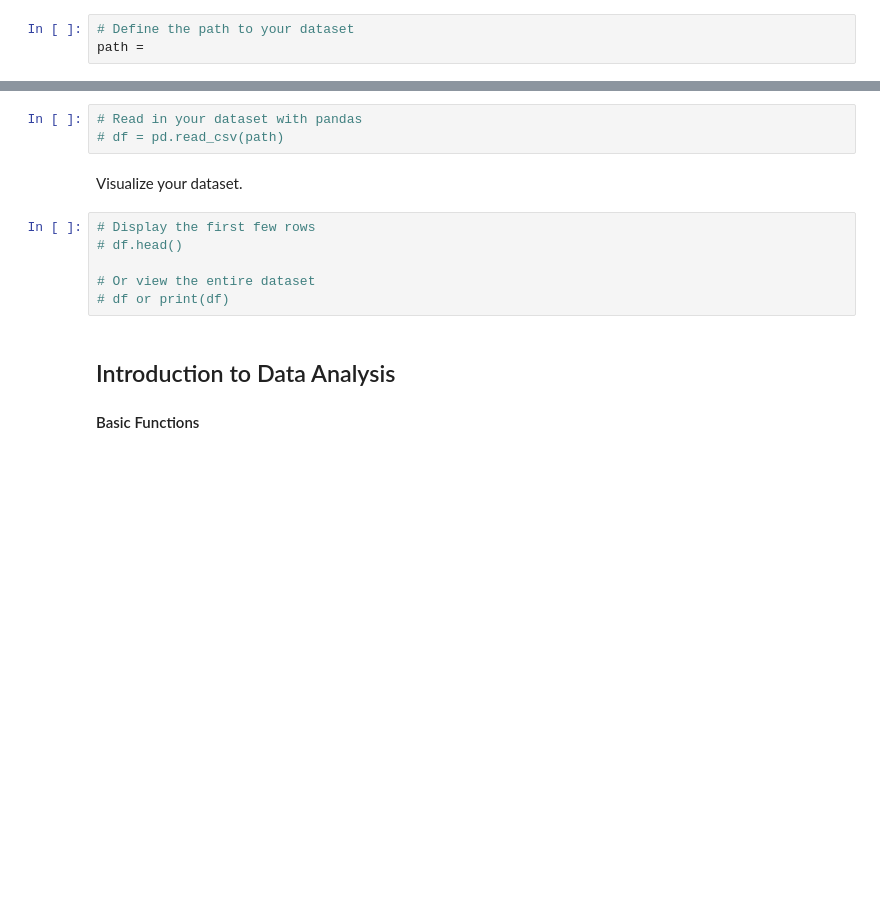
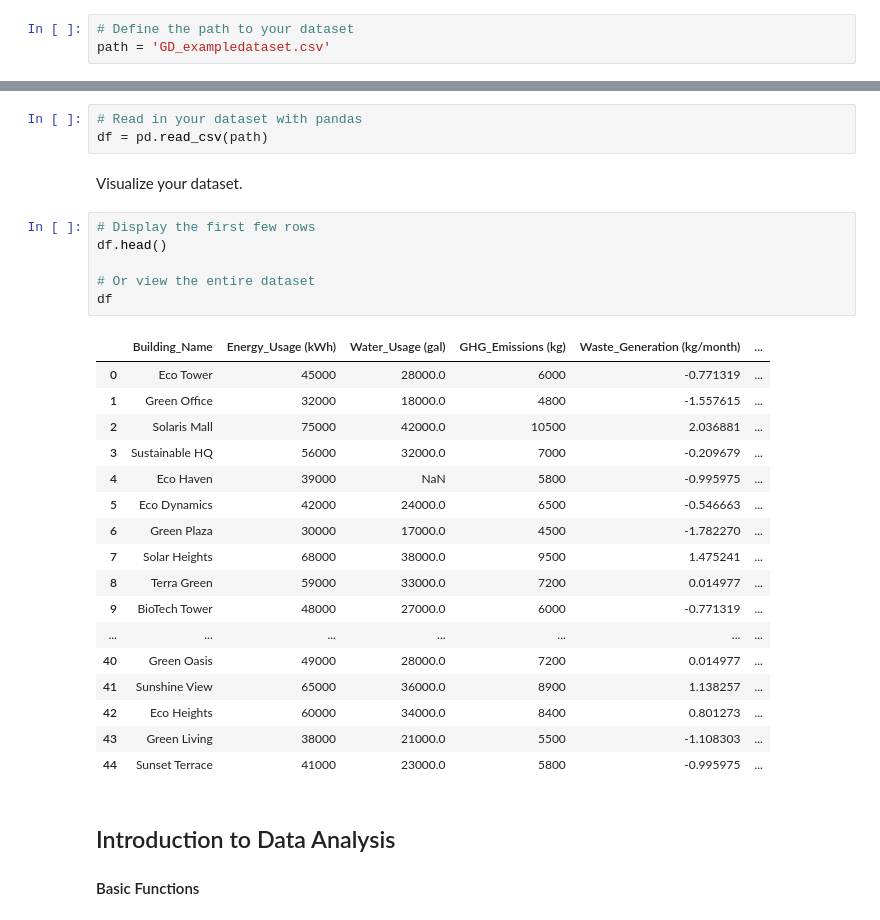
Before and after one commit to vulnicuranium/greendata25-26, a Jupyter notebook: yunah-chung/Training Resources/GD Practice Notebook 1.ipynb, the cells around one changed output, grey strips where cells are left out. Saved outputs shown, nothing was run; the diff lists cells and outputs as text; blank space fills up the shorter version.

```diff
--- a/yunah-chung/Training Resources/GD Practice Notebook 1.ipynb
+++ b/yunah-chung/Training Resources/GD Practice Notebook 1.ipynb
@@ -30,20 +30,38 @@ Define an object called 'path' with the path where you saved your dataset. It sh
 Make sure you don't forget the quotation marks.
 # %%
 # Define the path to your dataset
-path =
+path = 'GD_exampledataset.csv'
 # %% [markdown]
 Now, we will use the pandas function pd.read_csv() to import our dataset. Define an object called 'df', plugging your path into the function.
 # %%
 # Read in your dataset with pandas
-# df = pd.read_csv(path)
+df = pd.read_csv(path)
 # %% [markdown]
 Visualize your dataset.
 # %%
 # Display the first few rows
-# df.head()
+df.head()
 
 # Or view the entire dataset
-# df or print(df)
+df
+# %% [output]
+|  | Building_Name | Energy_Usage (kWh) | Water_Usage (gal) | GHG_Emissions (kg) | Waste_Generation (kg/month) | ... |
+| 0 | Eco Tower | 45000 | 28000.0 | 6000 | -0.771319 | ... |
+| 1 | Green Office | 32000 | 18000.0 | 4800 | -1.557615 | ... |
+| 2 | Solaris Mall | 75000 | 42000.0 | 10500 | 2.036881 | ... |
+| 3 | Sustainable HQ | 56000 | 32000.0 | 7000 | -0.209679 | ... |
+| 4 | Eco Haven | 39000 | NaN | 5800 | -0.995975 | ... |
+| 5 | Eco Dynamics | 42000 | 24000.0 | 6500 | -0.546663 | ... |
+| 6 | Green Plaza | 30000 | 17000.0 | 4500 | -1.782270 | ... |
+| 7 | Solar Heights | 68000 | 38000.0 | 9500 | 1.475241 | ... |
+| 8 | Terra Green | 59000 | 33000.0 | 7200 | 0.014977 | ... |
+| 9 | BioTech Tower | 48000 | 27000.0 | 6000 | -0.771319 | ... |
+| ... | ... | ... | ... | ... | ... | ... |
+| 40 | Green Oasis | 49000 | 28000.0 | 7200 | 0.014977 | ... |
+| 41 | Sunshine View | 65000 | 36000.0 | 8900 | 1.138257 | ... |
+| 42 | Eco Heights | 60000 | 34000.0 | 8400 | 0.801273 | ... |
+| 43 | Green Living | 38000 | 21000.0 | 5500 | -1.108303 | ... |
+| 44 | Sunset Terrace | 41000 | 23000.0 | 5800 | -0.995975 | ... |
 # %% [markdown]
 ## Introduction to Data Analysis
 #### Basic Functions
```
Also changed, not shown: parts of 4 cells of this notebook, 1 other file.
